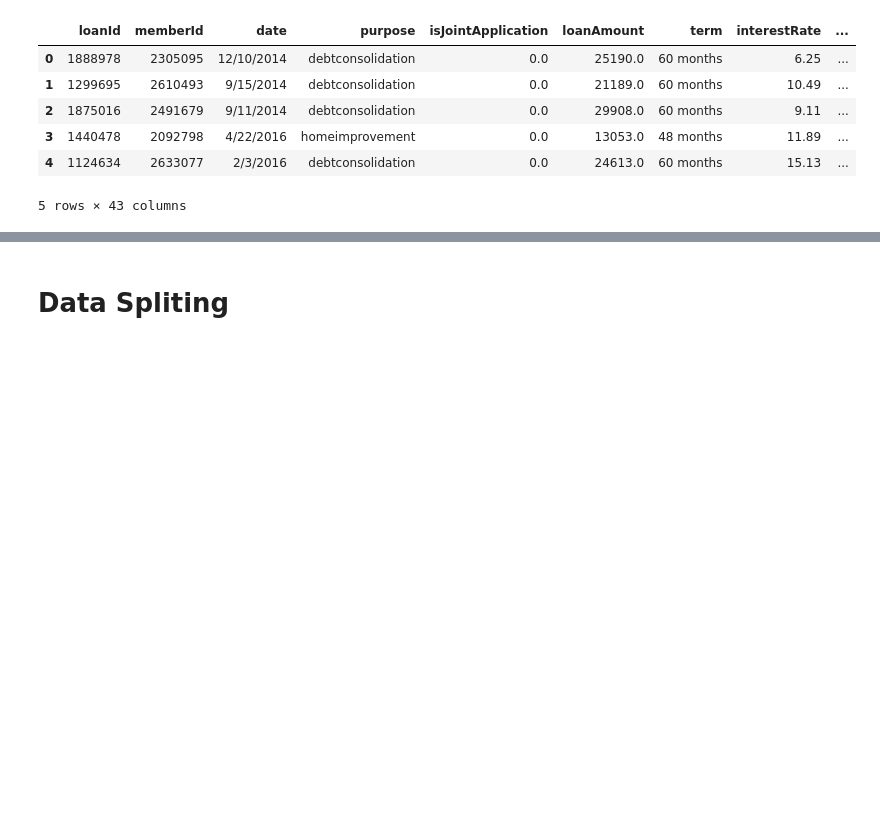
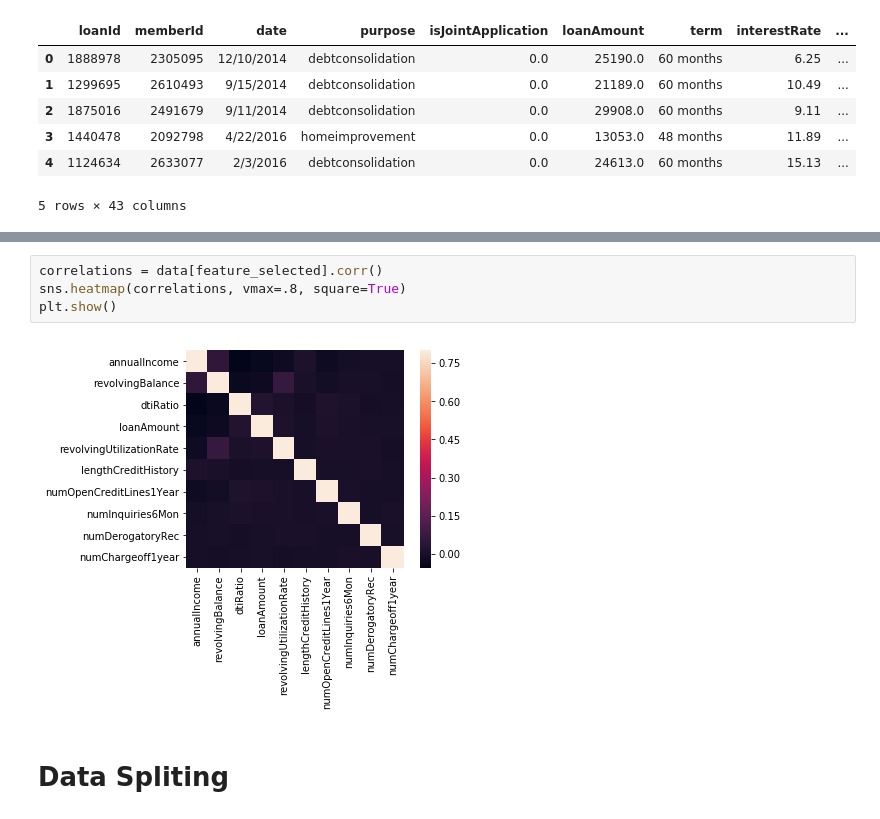
Before and after one commit to marcelotroiani/bootcamp, a Jupyter notebook: project-loan-credit-risk/Project3_CreditRisk.ipynb, the cells around one changed output, grey strips where cells are left out. Cells and saved outputs as stored; diff of their text form; blank space fills up the shorter version.

```diff
--- a/project-loan-credit-risk/Project3_CreditRisk.ipynb
+++ b/project-loan-credit-risk/Project3_CreditRisk.ipynb
@@ -152,3 +162,9 @@ feature_selected
+# %%
+correlations = data[feature_selected].corr()
+sns.heatmap(correlations, vmax=.8, square=True)
+plt.show()
+# %% [output]
+[figure, added]
 # %% [markdown]
 # Data Spliting
 # %%
```
Also changed, not shown: parts of 32 cells of this notebook, 10 other files.
